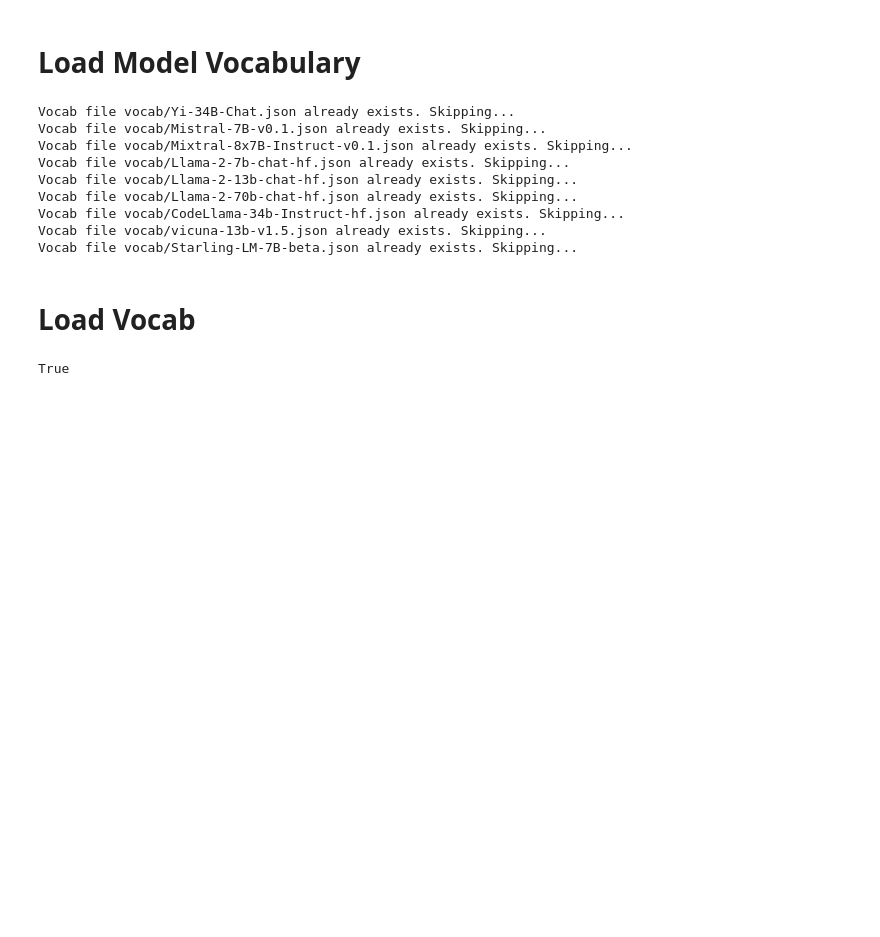
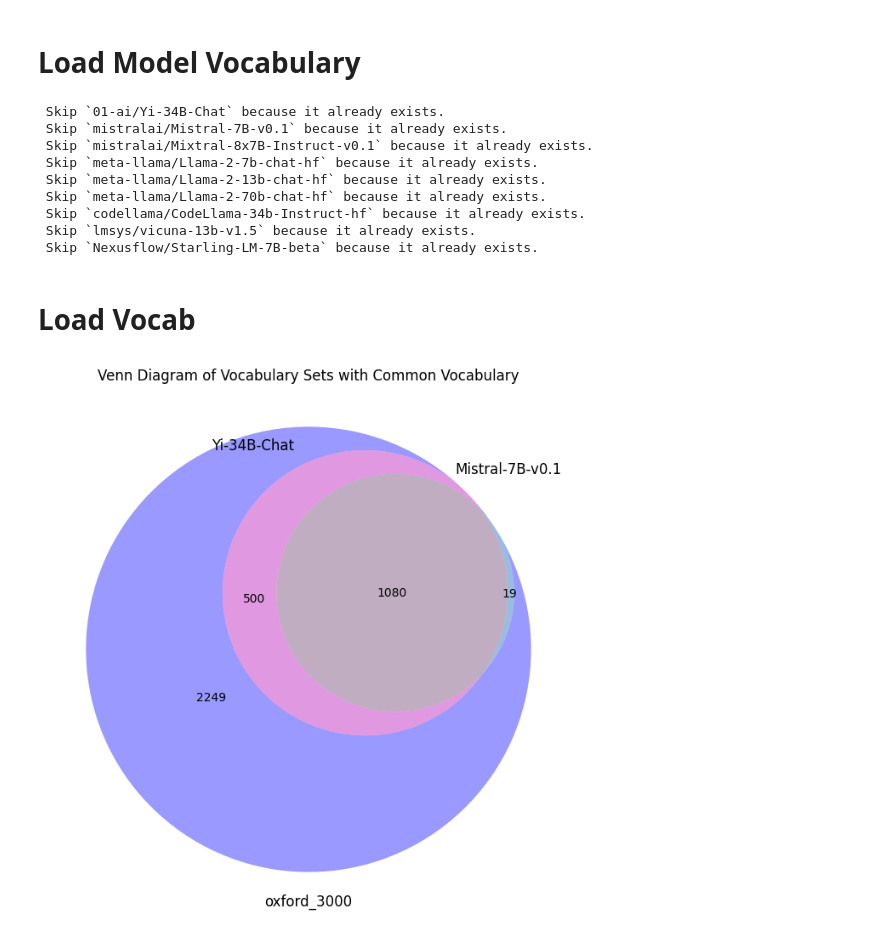
Before and after one commit to happyPydog/llm-research, a Jupyter notebook: vocab_overlapping_experiment.ipynb, the cells around one changed output. Saved outputs shown, nothing was run; the diff lists cells and outputs as text; code cells hidden in the pictures; blank space fills up the shorter version.

Commit message:
add plotting venn & heatmap

```diff
--- a/vocab_overlapping_experiment.ipynb
+++ b/vocab_overlapping_experiment.ipynb
@@ -51,7 +51,7 @@ def generate_save_path(model_path: str, root_dir: Path) -> Path:
 
 def save_vocab(model_path: str, save_path: Path) -> None:
     if save_path.exists():
-        print(f"Vocab file {save_path} already exists. Skipping...")
+        print(f" Skip `{model_path}` because it already exists.")
         return
 
     try:
@@ -72,15 +72,15 @@ def main() -> None:
 if __name__ == "__main__":
     main()
 # %% [output]
-Vocab file vocab/Yi-34B-Chat.json already exists. Skipping...
-Vocab file vocab/Mistral-7B-v0.1.json already exists. Skipping...
-Vocab file vocab/Mixtral-8x7B-Instruct-v0.1.json already exists. Skipping...
-Vocab file vocab/Llama-2-7b-chat-hf.json already exists. Skipping...
-Vocab file vocab/Llama-2-13b-chat-hf.json already exists. Skipping...
-Vocab file vocab/Llama-2-70b-chat-hf.json already exists. Skipping...
-Vocab file vocab/CodeLlama-34b-Instruct-hf.json already exists. Skipping...
-Vocab file vocab/vicuna-13b-v1.5.json already exists. Skipping...
-Vocab file vocab/Starling-LM-7B-beta.json already exists. Skipping...
+ Skip `01-ai/Yi-34B-Chat` because it already exists.
+ Skip `mistralai/Mistral-7B-v0.1` because it already exists.
+ Skip `mistralai/Mixtral-8x7B-Instruct-v0.1` because it already exists.
+ Skip `meta-llama/Llama-2-7b-chat-hf` because it already exists.
+ Skip `meta-llama/Llama-2-13b-chat-hf` because it already exists.
+ Skip `meta-llama/Llama-2-70b-chat-hf` because it already exists.
+ Skip `codellama/CodeLlama-34b-Instruct-hf` because it already exists.
+ Skip `lmsys/vicuna-13b-v1.5` because it already exists.
+ Skip `Nexusflow/Starling-LM-7B-beta` because it already exists.
 # %% [markdown]
 # Load Vocab
 # %%
@@ -126,7 +126,3 @@ def create_model_vocab_paths(model_list: list[str], root_dir: Path) -> dict[str,
 
 model_vocab_paths = create_model_vocab_paths(MODEL_LIST, ROOT_DIR)
 vocab = Vocab(model_vocab_paths, COMMON_VOCAB_DIR)
-# %%
-isinstance(vocab, dict)
-# %% [output]
-True
@@ -132,0 +177,9 @@ True
+# %%
+plot_vocab_venn(
+    vocab,
+    model_names=["Yi-34B-Chat", "Mistral-7B-v0.1"],
+    # model_names=["Yi-34B-Chat"],
+    common_vocab_key="oxford_3000",
+)
+# %% [output]
+[figure, added]
```
Also changed, not shown: parts of 2 cells of this notebook, 2 other files.
